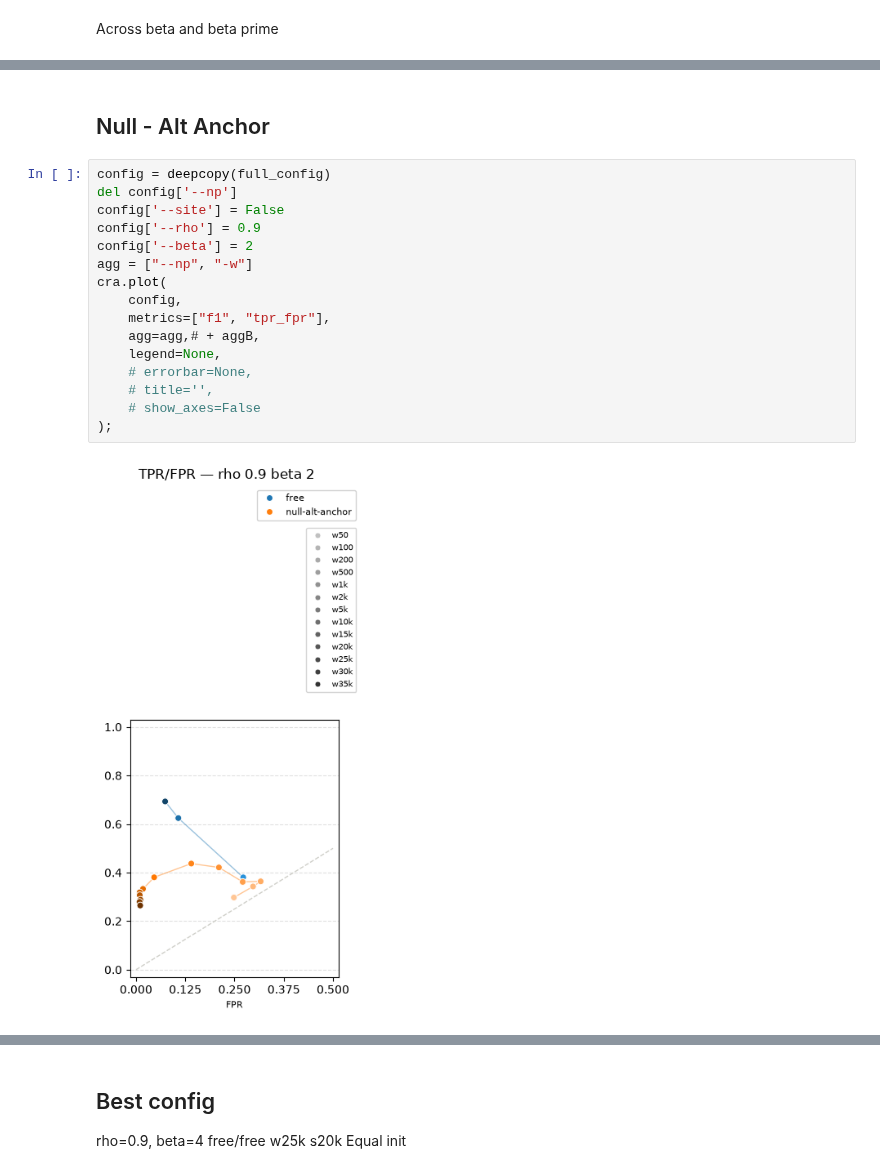
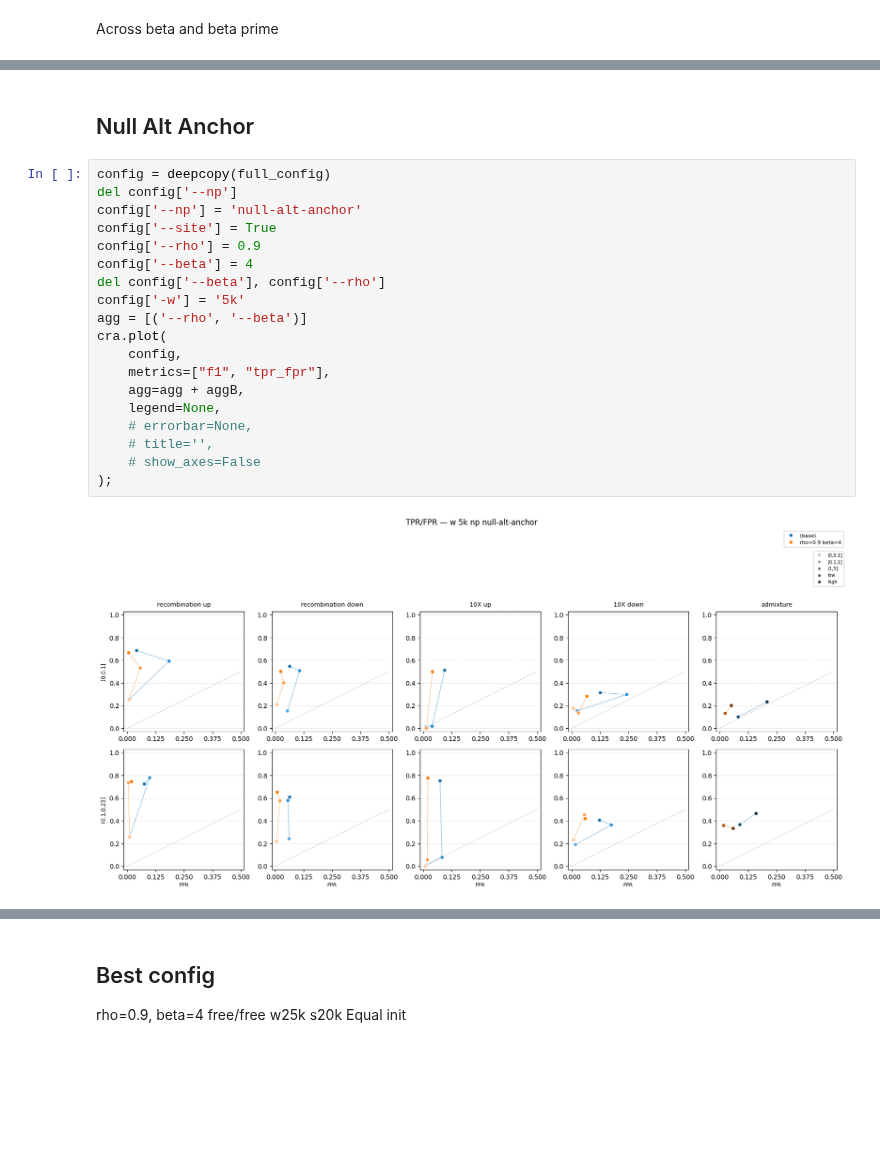
Before and after one commit to isaacangyu/phlag, a Jupyter notebook: bench/aggregate.ipynb, the cells around one changed output, grey strips where cells are left out. Saved outputs shown, nothing was run; the diff lists cells and outputs as text; blank space fills up the shorter version.

Commit message:
site topology swap, null alt ecdfs

```diff
--- a/bench/aggregate.ipynb
+++ b/bench/aggregate.ipynb
@@ -326,20 +300,23 @@ cra.plot(
 # %% [markdown]
-## Null - Alt Anchor
+## Null Alt Anchor
 # %%
 config = deepcopy(full_config)
 del config['--np']
-config['--site'] = False
+config['--np'] = 'null-alt-anchor'
+config['--site'] = True
 config['--rho'] = 0.9
-config['--beta'] = 2
-agg = ["--np", "-w"]
+config['--beta'] = 4
+del config['--beta'], config['--rho']
+config['-w'] = '5k'
+agg = [('--rho', '--beta')]
 cra.plot(
     config,
     metrics=["f1", "tpr_fpr"],
-    agg=agg,# + aggB,
+    agg=agg + aggB,
     legend=None,
     # errorbar=None,
     # title='',
     # show_axes=False
 );
 # %% [output]
-[figure, old version]
+[figure, new version]
```
Also changed, not shown: parts of 21 cells of this notebook, 16 other files.
